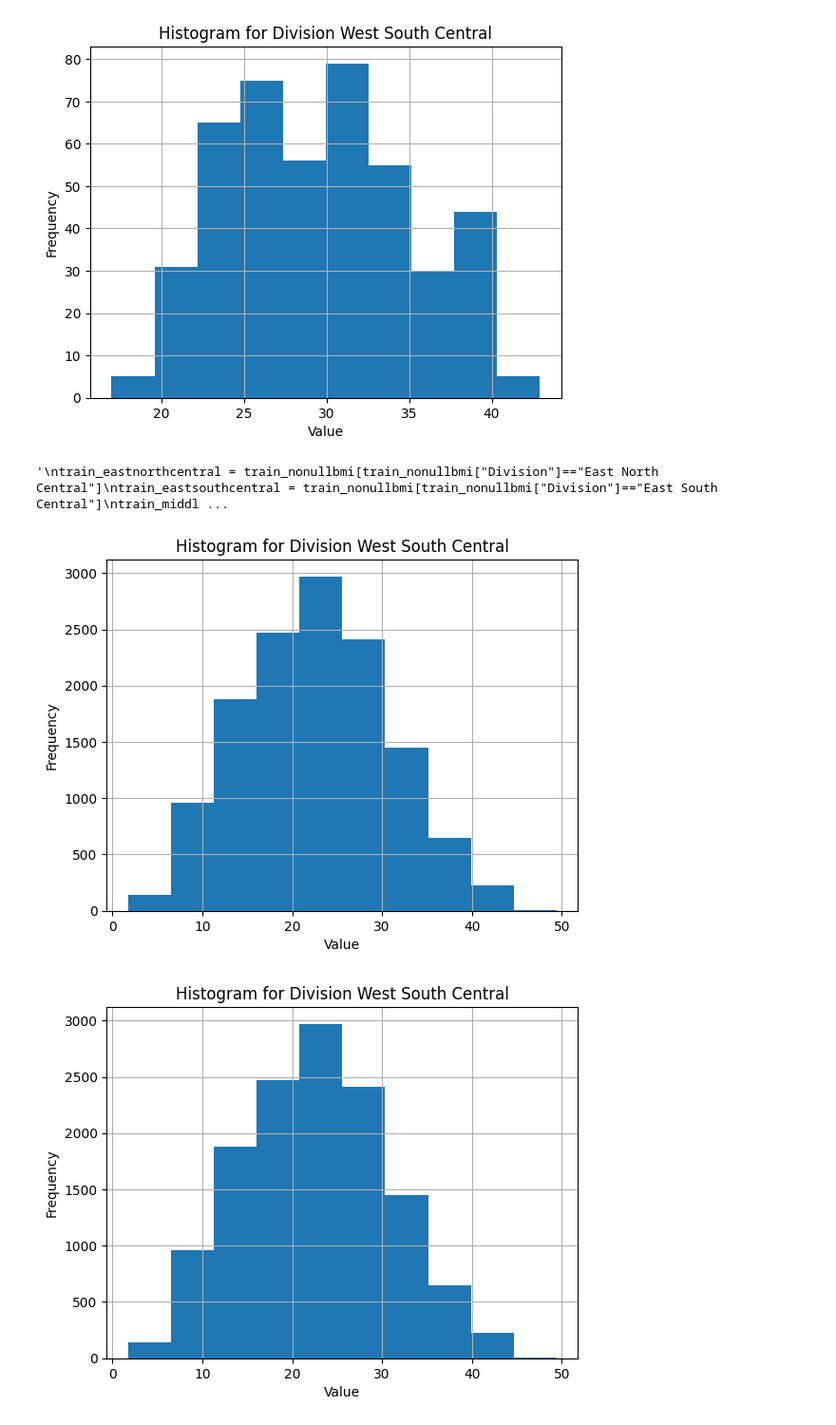
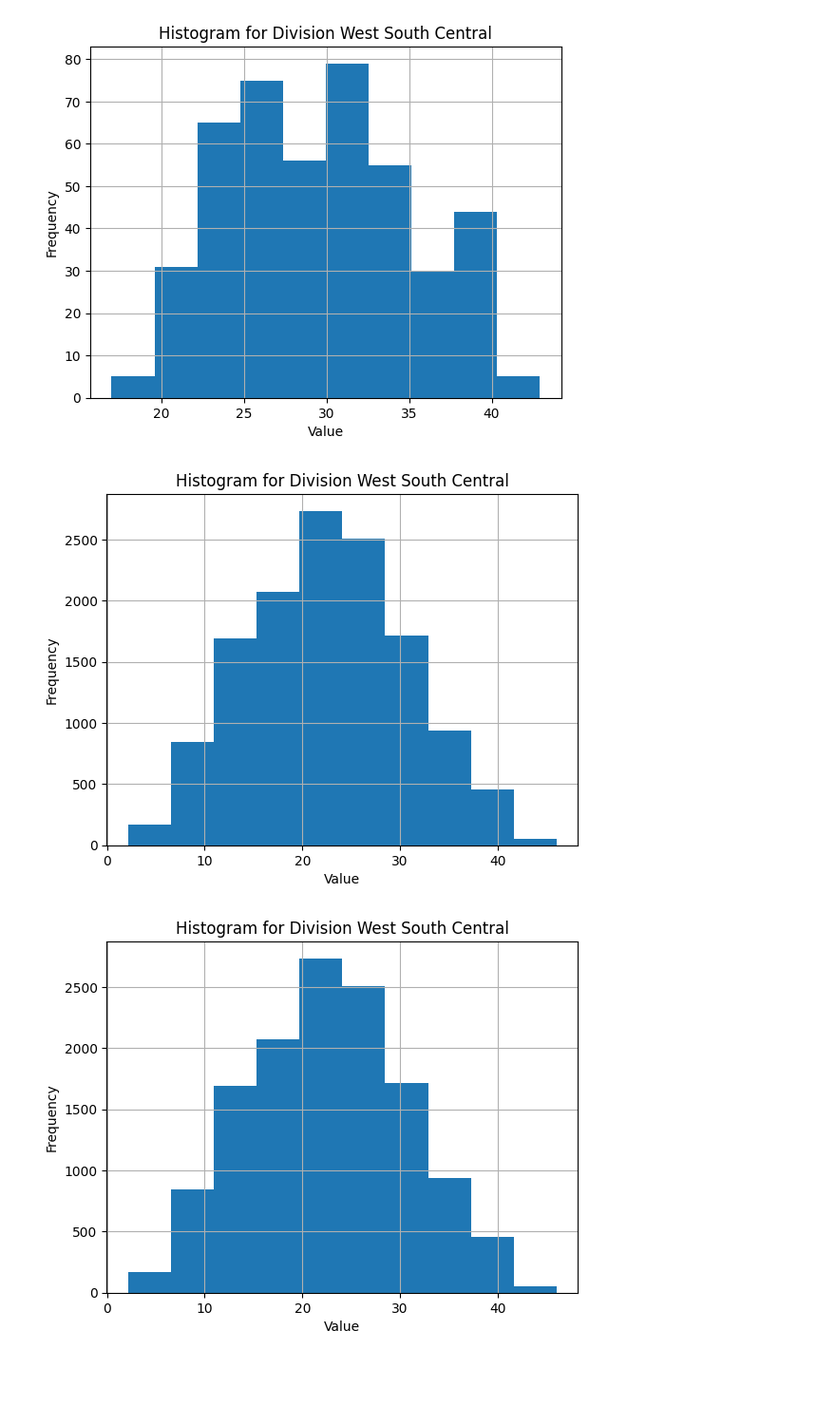
Before and after one commit to camohenry/WiDSproject, a Jupyter notebook: WiDS Project.ipynb, the cells around one changed output. Shown at 95% size. Cells and saved outputs as stored; diff of their text form; code cells hidden in the pictures; blank space fills up the shorter version.

```diff
--- a/WiDS Project.ipynb
+++ b/WiDS Project.ipynb
@@ -32,7 +32,7 @@ from sklearn.ensemble import HistGradientBoostingRegressor, VotingRegressor, His
 from tensorflow import feature_column
 import math
 # %%
-train = pd.read_csv(r'/Users/Henry/Downloads/widsdatathon2024-challenge2/train.csv', index_col='patient_id')
-test = pd.read_csv(r'/Users/Henry/Downloads/widsdatathon2024-challenge2/test.csv', index_col='patient_id')
+train = pd.read_csv(r'/Users/Henry/Downloads/CSVswithJanuaryJuly/TrainwithJanuaryJuly.csv', index_col='patient_id')
+test = pd.read_csv(r'/Users/Henry/Downloads/CSVswithJanuaryJuly/TestwithJanuaryJuly.csv', index_col='patient_id')
 print(train.shape)
 # %% [output]
@@ -90,43 +125,6 @@ for division, group in grouped_data:
 [figure]
 [figure]
 [figure]
-# %%
-'''
-train_eastnorthcentral = train_nonullbmi[train_nonullbmi["Division"]=="East North Central"]
-train_eastsouthcentral = train_nonullbmi[train_nonullbmi["Division"]=="East South Central"]
-train_middleatlantic = train_nonullbmi[train_nonullbmi["Division"]=="Middle Atlantic"]
-train_mountain = train_nonullbmi[train_nonullbmi["Division"]=="Mountain"]
-train_pacific = train_nonullbmi[train_nonullbmi["Division"]=="Pacific"]
-train_southatlantic = train_nonullbmi[train_nonullbmi["Division"]=="South Atlantic"]
-train_westnorthcentral = train_nonullbmi[train_nonullbmi["Division"]=="West North Central"]
-train_westsouthcentral = train_nonullbmi[train_nonullbmi["Division"]=="West South Central"]
-train_bmimask = train["bmi"].isnull()
-
-training = train.loc[train_bmimask]
-
-
-training.loc[train["Division"] == "East North Central", "bmi"] = np.median(train_eastnorthcentral["bmi"])
-training.loc[train["Division"] == "East South Central", "bmi"] = np.median(train_eastsouthcentral["bmi"])
-training.loc[train["Division"] == "Middle Atlantic", "bmi"] = np.median(train_middleatlantic["bmi"])
-training.loc[train["Division"] == "Mountain", "bmi"] = np.median(train_mountain["bmi"])
-training.loc[train["Division"] == "Pacific", "bmi"] = np.median(train_pacific["bmi"])
-training.loc[train["Division"] == "South Atlantic", "bmi"] = np.median(train_southatlantic["bmi"])
-training.loc[train["Division"] == "West North Central", "bmi"] = np.median(train_westnorthcentral["bmi"])
-training.loc[train["Division"] == "West South Central", "bmi"] = np.mean(train_westsouthcentral["bmi"])
-
-train = pd.concat([training, train_nonullbmi])
-train = train[train['bmi']<50]
-grouped_data_train = train.groupby('Division')
-for division, traingroup in grouped_data_train:
-    plt.figure()  # Create a new figure for each histogram
-    traingroup['bmi'].hist()
-    plt.title(f'Histogram for Division {division}')
-    plt.xlabel('Value')
-    plt.ylabel('Frequency')
-    plt.show()
-'''
-# %% [output]
-'\ntrain_eastnorthcentral = train_nonullbmi[train_nonullbmi["Division"]=="East North Central"]\ntrain_eastsouthcentral = train_nonullbmi[train_nonullbmi["Division"]=="East South Central"]\ntrain_middl ...
 # %%
 train_eastnorthcentral = train_nonullbmi[train_nonullbmi["Division"]=="East North Central"]
 train_eastsouthcentral = train_nonullbmi[train_nonullbmi["Division"]=="East South Central"]
@@ -137,35 +135,32 @@ train_southatlantic = train_nonullbmi[train_nonullbmi["Division"]=="South Atlant
 train_westnorthcentral = train_nonullbmi[train_nonullbmi["Division"]=="West North Central"]
 train_westsouthcentral = train_nonullbmi[train_nonullbmi["Division"]=="West South Central"]
 
 
 train_bmimask = train["bmi"].isnull()
-shape, loc, scale = gamma.fit(train_eastnorthcentral['bmi'])
-training = train.loc[train_bmimask]
-training.loc[train["Division"] == "East North Central", "bmi"] = np.random.gamma(shape=shape, scale=scale, size=2107)
 
 modeled = pd.DataFrame()
 
 grouped_data_train = train.groupby('Division')
 for division, trainingroup in grouped_data_train:
     division_word = division
     division = division.replace(" ", "")
     division = division.lower()
     variable = f'train_{division}'
     shape, loc, scale = gamma.fit(locals()[variable]['bmi'])
     training = train.loc[train_bmimask]
     training.loc[train["Division"] == f"{division_word}", "bmi"] = np.random.gamma(shape=shape, scale=scale, size=len(training.loc[train["Division"] == f"{division_word}", "bmi"]))
     modeled = pd.concat([training, modeled])
 
 train = pd.concat([modeled, train_nonullbmi])
 train = train[train['bmi']<50]
 grouped_data_train = train.groupby('Division')
 for division, trainingroup in grouped_data_train:
     plt.figure()  # Create a new figure for each histogram
     train['bmi'].hist()
     plt.title(f'Histogram for Division {division_word}')
     plt.xlabel('Value')
     plt.ylabel('Frequency')
     plt.show()
 # %% [output]
-[figure, old version]
+[figure, new version]
-[figure, old version]
+[figure, new version]
```
Also changed, not shown: parts of 14 cells of this notebook.
